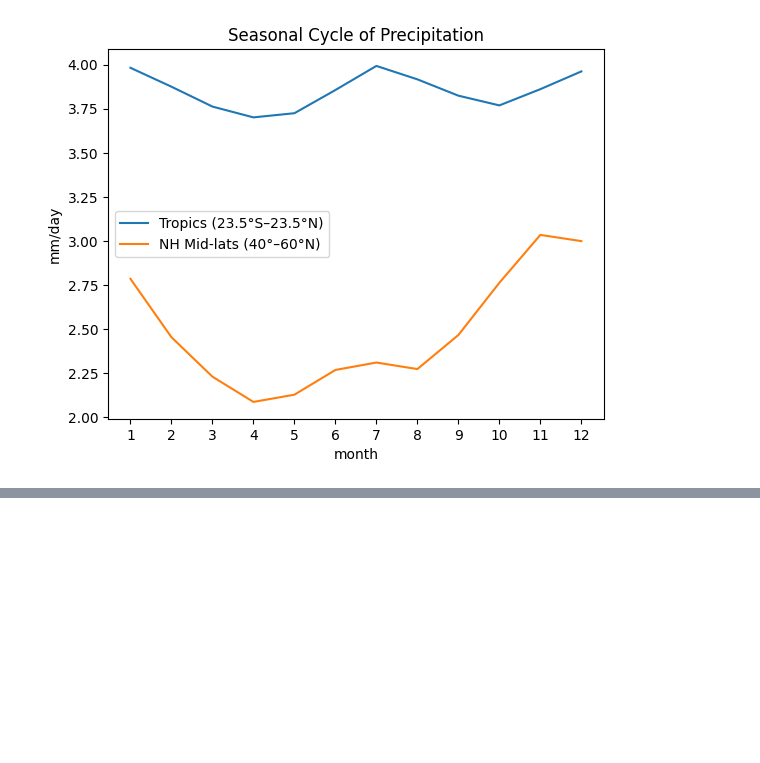
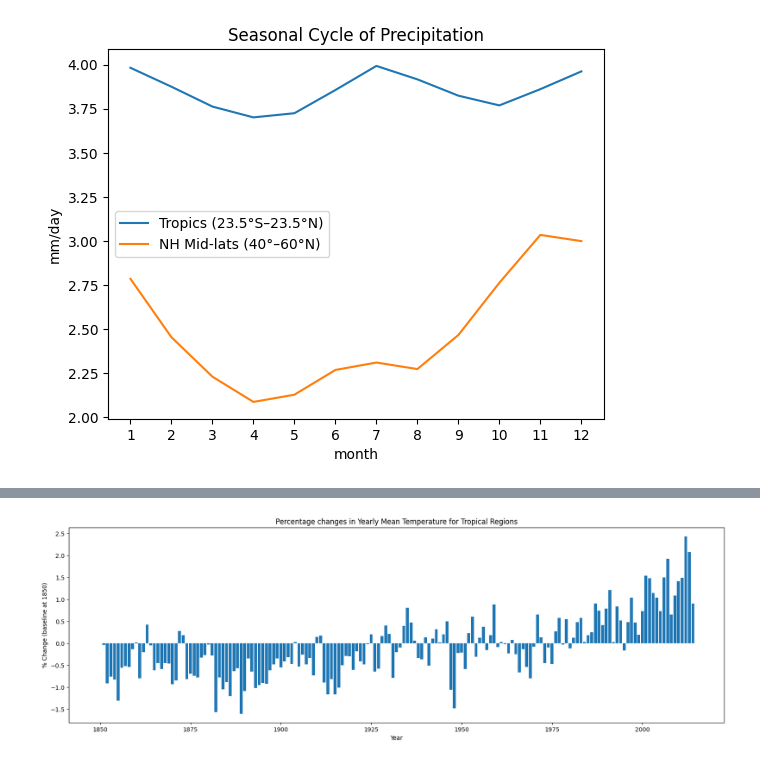
Before and after one commit to jocelynmiao/dsc106-proj, a Jupyter notebook: proj3/edaproj_3.ipynb, the cells around one changed output, grey strips where cells are left out. Cells and saved outputs as stored; diff of their text form; code cells hidden in the pictures; blank space fills up the shorter version.

Commit message:
updated with 2 smaller graphs

```diff
--- a/proj3/edaproj_3.ipynb
+++ b/proj3/edaproj_3.ipynb
@@ -104,3 +104,40 @@ for region, (low, high) in regions.items():
 clean_df = pd.DataFrame(items, columns = ['region', 'year', 'mean_temp', 'anomaly'])
 # %%
 clean_df.to_csv('temps_by_region.csv')
+# %%
+#region classifications from https://content.meteoblue.com/en/research-education/educational-resources/meteoscool/general-climate-zones
+#also the baseline is the modern nasa baseline
+items = []
+
+for region, (low, high) in regions.items():
+    mask = (np.abs(ds.lat) >= low) & (np.abs(ds.lat) < high)
+    spec = ds.tas.where(mask, drop=True)
+    spec_mean = spec.mean(dim=['lat', 'lon'])
+    yearly = spec_mean.groupby('time.year').mean()
+    baseline = spec_mean.sel(time=slice("1951", "1980")).mean(dim="time")
+    spec_anom = spec_mean - baseline
+    spec_anom_yearly = spec_anom.groupby("time.year").mean()
+    for year in yearly['year'].values:
+        items.append([
+            region,
+            int(year),
+            float(yearly.sel(year=year)),
+        ])
+clean_df2 = pd.DataFrame(items, columns = ['region', 'year', 'mean_temp'])
+# %%
+tropical_df = clean_df2[clean_df2['region'] == 'tropical']
+tropic_year = tropical_df['year']
+
+# Conversion from K to Fahrenheit
+tropic_temp_f = (tropical_df['mean_temp'] - 273.15) * 9/5 + 32
+# %%
+perc_change_tropical =  (tropic_temp_f - tropic_temp_f.iloc[0])/ np.abs(tropic_temp_f.iloc[0]) * 100
+# %%
+plt.figure(figsize = (20,6))
+plt.bar(tropic_year, perc_change_tropical)
+plt.title('Percentage changes in Yearly Mean Temperature for Tropical Regions' )
+plt.xlabel('Year')
+plt.ylabel('% Change (baseline at 1850)')
+plt.show()
+# %% [output]
+[figure, added]
```
Also changed, not shown: parts of 4 cells of this notebook.
